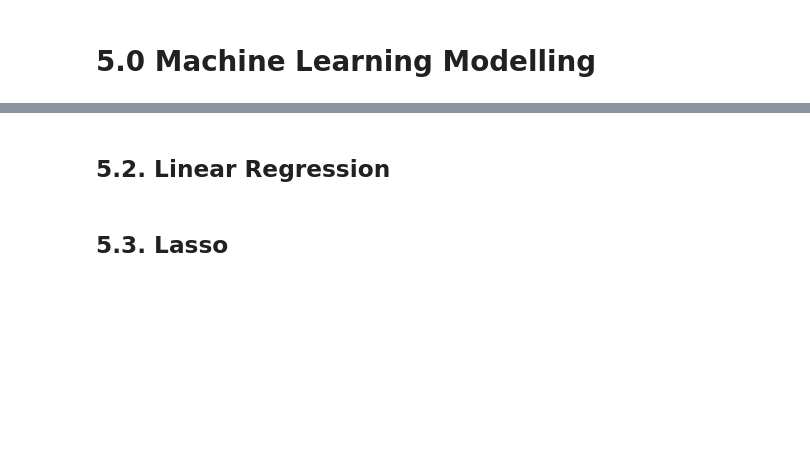
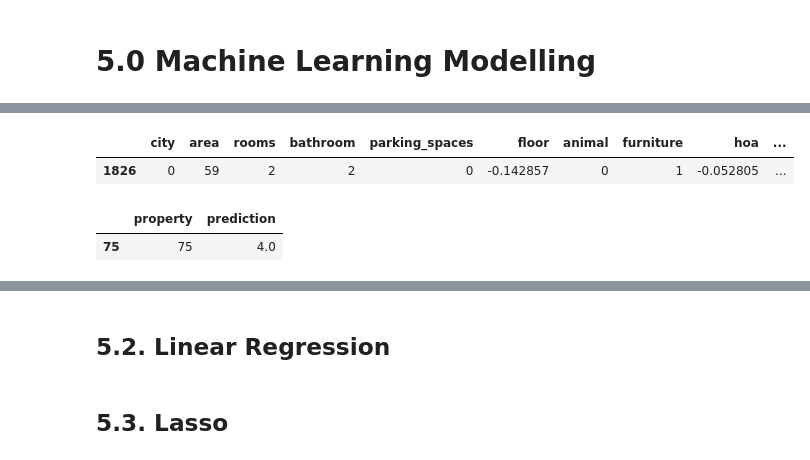
Before and after one commit to math-prog/house_predict, a Jupyter notebook: notebooks/1.0.mso.house_predict.ipynb, the cells around one changed output, grey strips where cells are left out. Saved outputs shown, nothing was run; the diff lists cells and outputs as text; code cells hidden in the pictures; blank space fills up the shorter version.

```diff
--- a/notebooks/1.0.mso.house_predict.ipynb
+++ b/notebooks/1.0.mso.house_predict.ipynb
@@ -510,0 +571,23 @@ yhat_baseline = aux1['prediction']
+# %%
+aux1['rent_amount'] = y_test.copy()
+aux1.sample()
+# %% [output]
+|  | city | area | rooms | bathroom | parking_spaces | floor | animal | furniture | hoa | ... |
+| 1826 | 0 | 59 | 2 | 2 | 0 | -0.142857 | 0 | 1 | -0.052805 | ... |
+# %%
+aux1 = X_test.copy()
+aux1['property'] = aux1.index
+aux1['rent_amount'] = y_test.copy()
+
+temp_cols = aux1.columns.tolist()
+new_cols = temp_cols[-1:] + temp_cols[:-1]
+aux1.columns = new_cols
+
+aux2 = aux1[['property', 'rent_amount']].groupby('property').mean().reset_index().rename(columns = {'rent_amount': 'prediction'})
+aux2['property'] = aux2.index
+
+#aux1 = pd.merge(aux1, aux2, how = 'left')
+aux2.sample()
+# %% [output]
+|  | property | prediction |
+| 75 | 75 | 4.0 |
```
Also changed, not shown: parts of 17 cells of this notebook.
